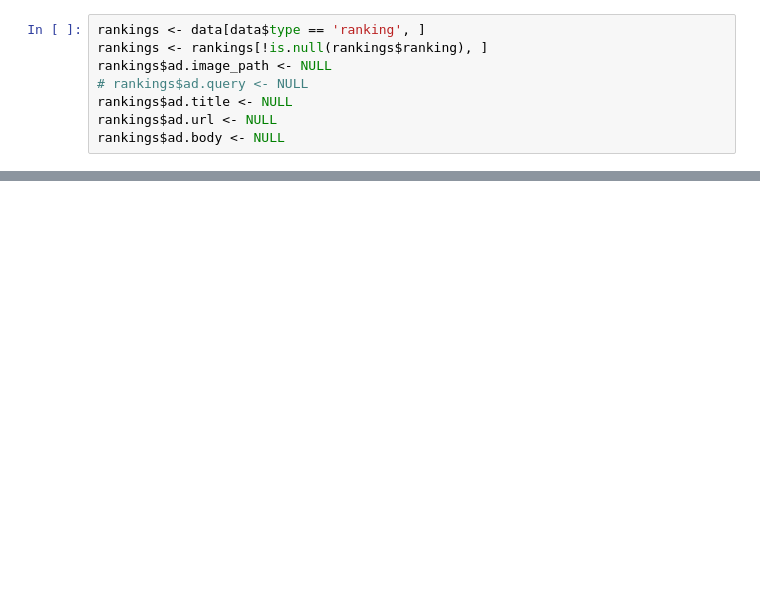
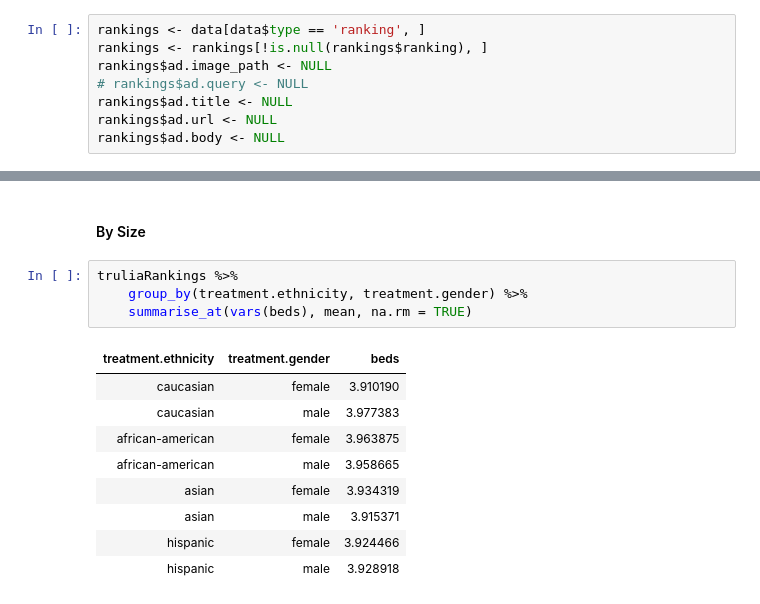
Before and after one commit to ekdnam/auditor, a Jupyter notebook: Ranking Analysis.ipynb, the cells around one changed output, grey strips where cells are left out. Drawn from its saved outputs; the diff is of its cells as text; blank space fills up the shorter version.

```diff
--- a/Ranking Analysis.ipynb
+++ b/Ranking Analysis.ipynb
@@ -170,0 +581,16 @@ unnestedRealtorRankings %>%
+# %% [markdown]
+#### By Size
+# %%
+truliaRankings %>%
+    group_by(treatment.ethnicity, treatment.gender) %>%
+    summarise_at(vars(beds), mean, na.rm = TRUE)
+# %% [output]
+| treatment.ethnicity | treatment.gender | beds |
+| caucasian | female | 3.910190 |
+| caucasian | male | 3.977383 |
+| african-american | female | 3.963875 |
+| african-american | male | 3.958665 |
+| asian | female | 3.934319 |
+| asian | male | 3.915371 |
+| hispanic | female | 3.924466 |
+| hispanic | male | 3.928918 |
```
Also changed, not shown: parts of 128 cells of this notebook.
